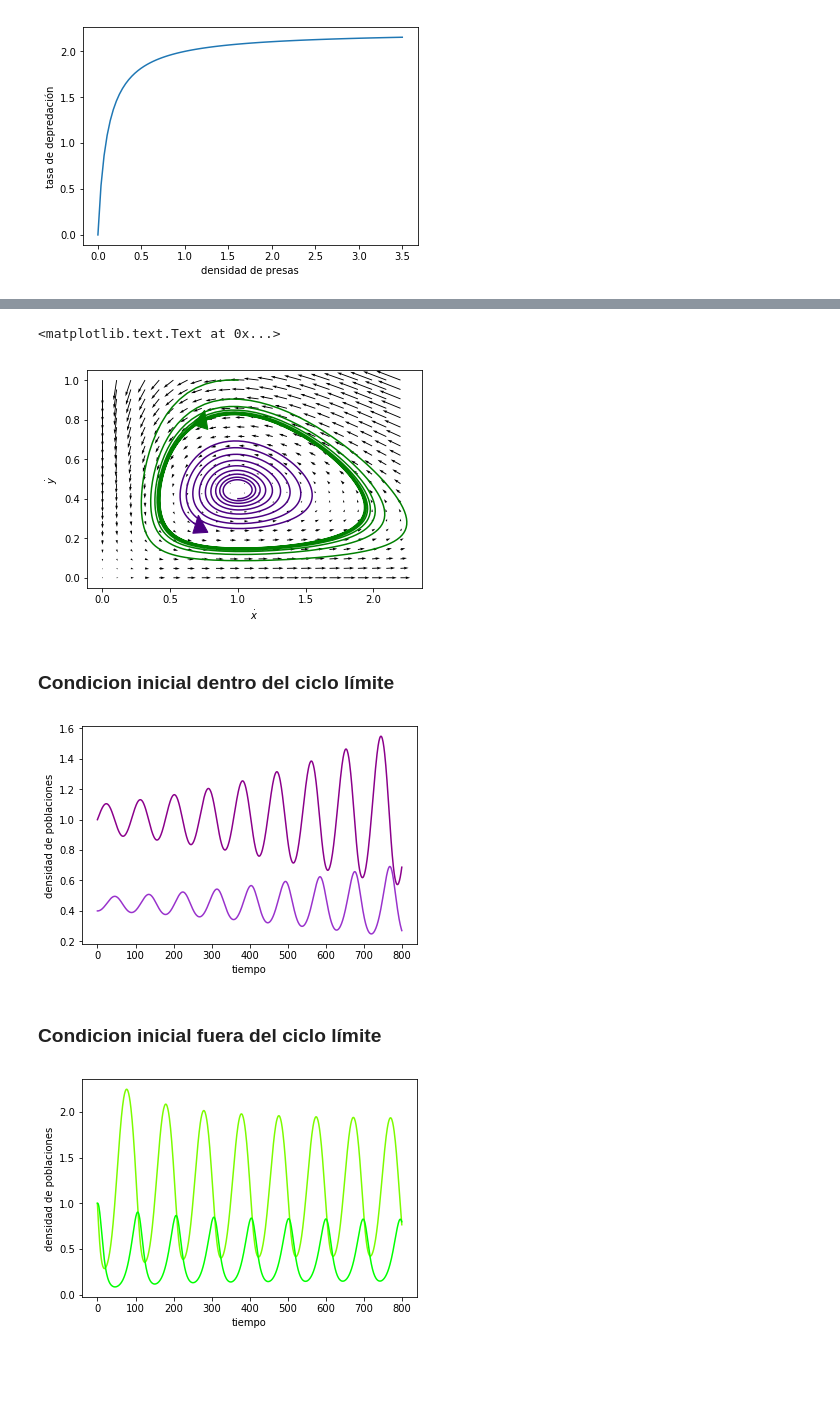
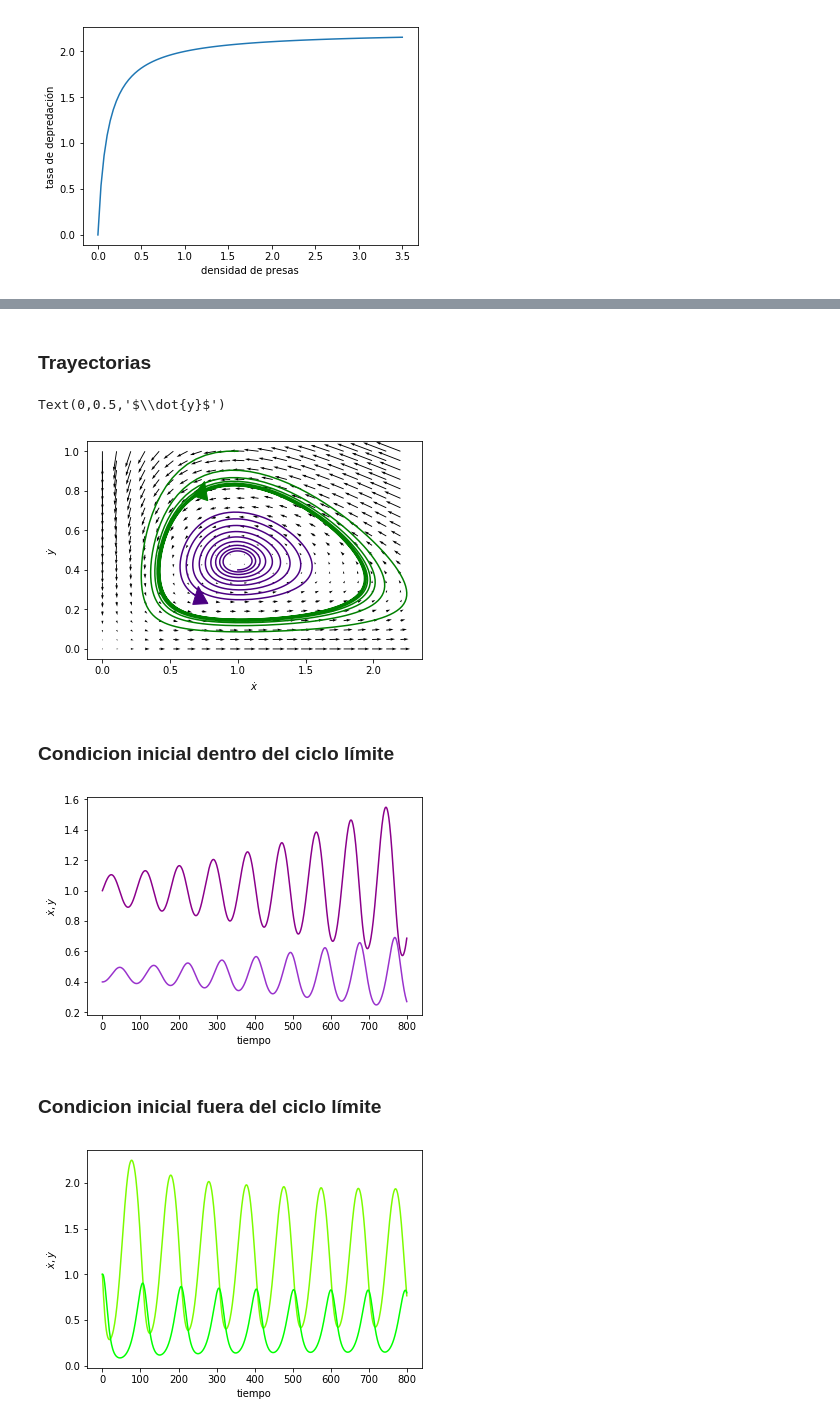
Before and after one commit to rgarcia-herrera/sistemas-dinamicos, a Jupyter notebook: Rosenzweig-MacArthur.ipynb, the cells around one changed output, grey strips where cells are left out. Drawn from its saved outputs; the diff is of its cells as text; code cells hidden in the pictures; blank space fills up the shorter version.

```diff
--- a/Rosenzweig-MacArthur.ipynb
+++ b/Rosenzweig-MacArthur.ipynb
@@ -110,0 +109,5 @@ $\phi(x)$ es la cantidad de presas atrapadas por depredador por unidad de tiempo
+# %%
+x, y, k, m, e = symbols('x y k m e')
+
+dx = x*(1-x/k) - (m*x*y)/(1+x)
+dy = (-e*y)+(m*x*y)/(1+x)
@@ -139,3 +166,5 @@ plt.show()
+# %% [markdown]
+### Trayectorias
 # %%
 m = 3
 k = 3
@@ -209,27 +238,27 @@ plt.arrow(x_fuera[-2], y_fuera[-2],
 plt.xlabel("$\dot{x}$")
 plt.ylabel("$\dot{y}$")
 # %% [output]
-<matplotlib.text.Text at 0x...>
+Text(0,0.5,'$\\dot{y}$')
-[figure, old version]
+[figure, new version]
 # %% [markdown]
 ### Condicion inicial dentro del ciclo límite
 # %%
 t = np.arange(steps)
 
 plt.xlabel("tiempo")
-plt.ylabel("densidad de poblaciones")
+plt.ylabel("$\dot{x},\dot{y}$")
 fig = plt.plot(t, x_dentro, color="darkmagenta")
 fig = plt.plot(t, y_dentro, color="darkorchid")
 # %% [output]
-[figure, old version]
+[figure, new version]
 # %% [markdown]
 ### Condicion inicial fuera del ciclo límite
 # %%
 t = np.arange(steps)
 
 plt.xlabel("tiempo")
-plt.ylabel("densidad de poblaciones")
+plt.ylabel("$\dot{x},\dot{y}$")
 fig = plt.plot(t, x_fuera, color="lawngreen")
 fig = plt.plot(t, y_fuera, color="lime")
 # %% [output]
-[figure, old version]
+[figure, new version]
```
Also changed, not shown: parts of 6 cells of this notebook.
